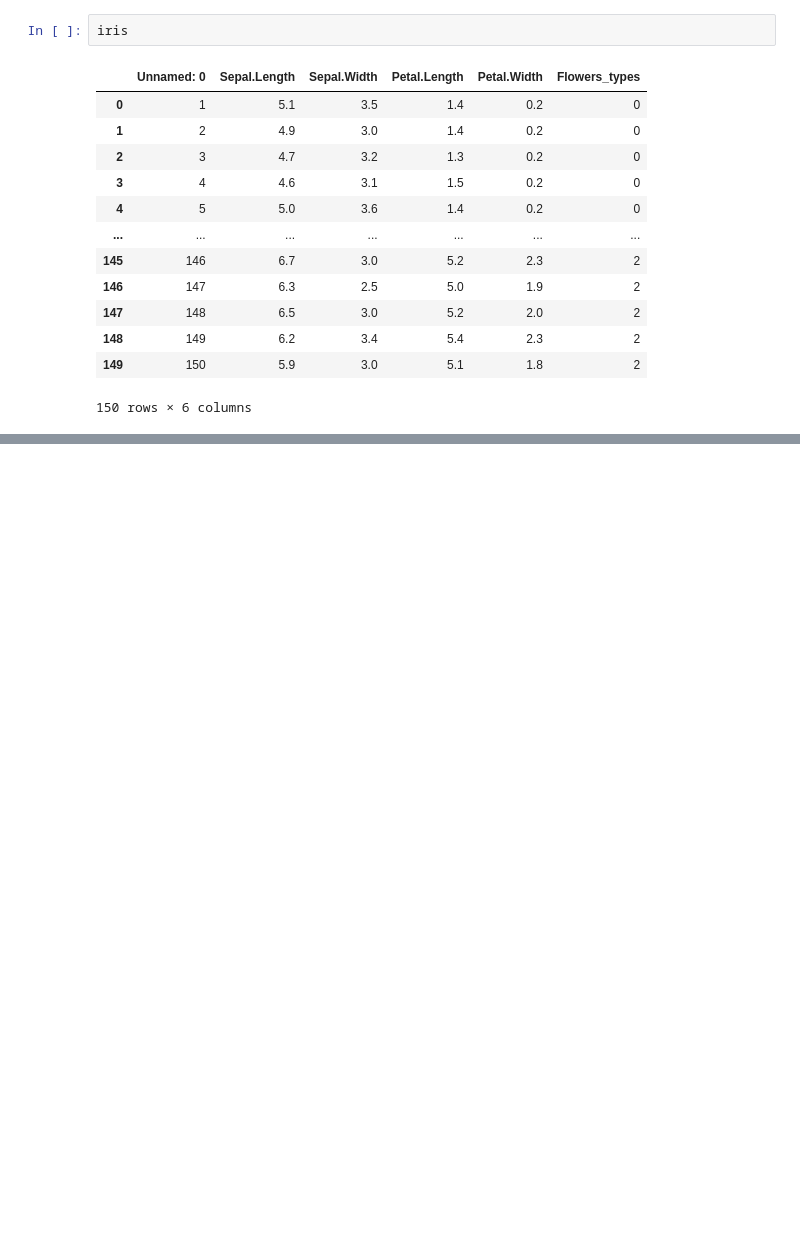
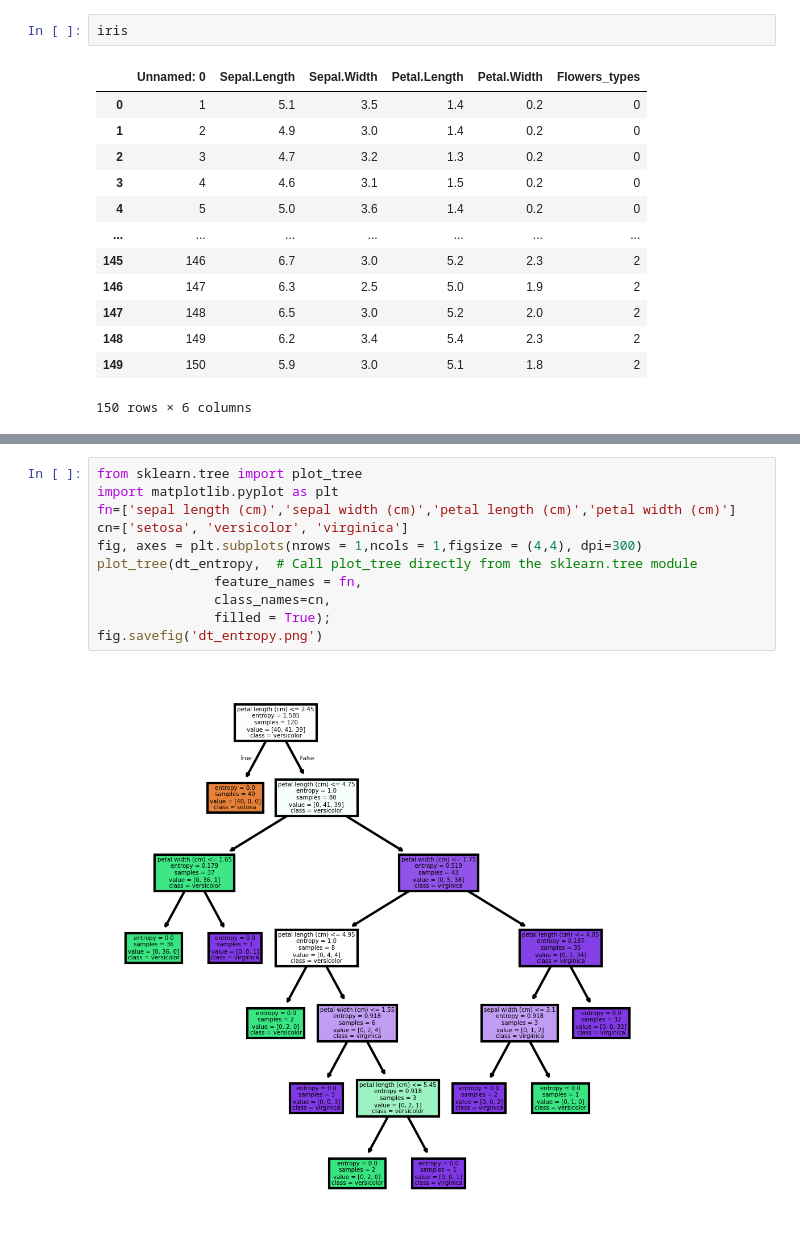
Before and after one commit to TARUN965/ML_with_flask, a Jupyter notebook: Decision_Tree.ipynb, the cells around one changed output, grey strips where cells are left out. Saved outputs shown, nothing was run; the diff lists cells and outputs as text; blank space fills up the shorter version.

```diff
--- a/Decision_Tree.ipynb
+++ b/Decision_Tree.ipynb
@@ -197,0 +245,13 @@ iris
+# %%
+from sklearn.tree import plot_tree
+import matplotlib.pyplot as plt
+fn=['sepal length (cm)','sepal width (cm)','petal length (cm)','petal width (cm)']
+cn=['setosa', 'versicolor', 'virginica']
+fig, axes = plt.subplots(nrows = 1,ncols = 1,figsize = (4,4), dpi=300)
+plot_tree(dt_entropy,  # Call plot_tree directly from the sklearn.tree module
+               feature_names = fn,
+               class_names=cn,
+               filled = True);
+fig.savefig('dt_entropy.png')
+# %% [output]
+[figure, added]
```
Also changed, not shown: parts of 4 cells of this notebook.
